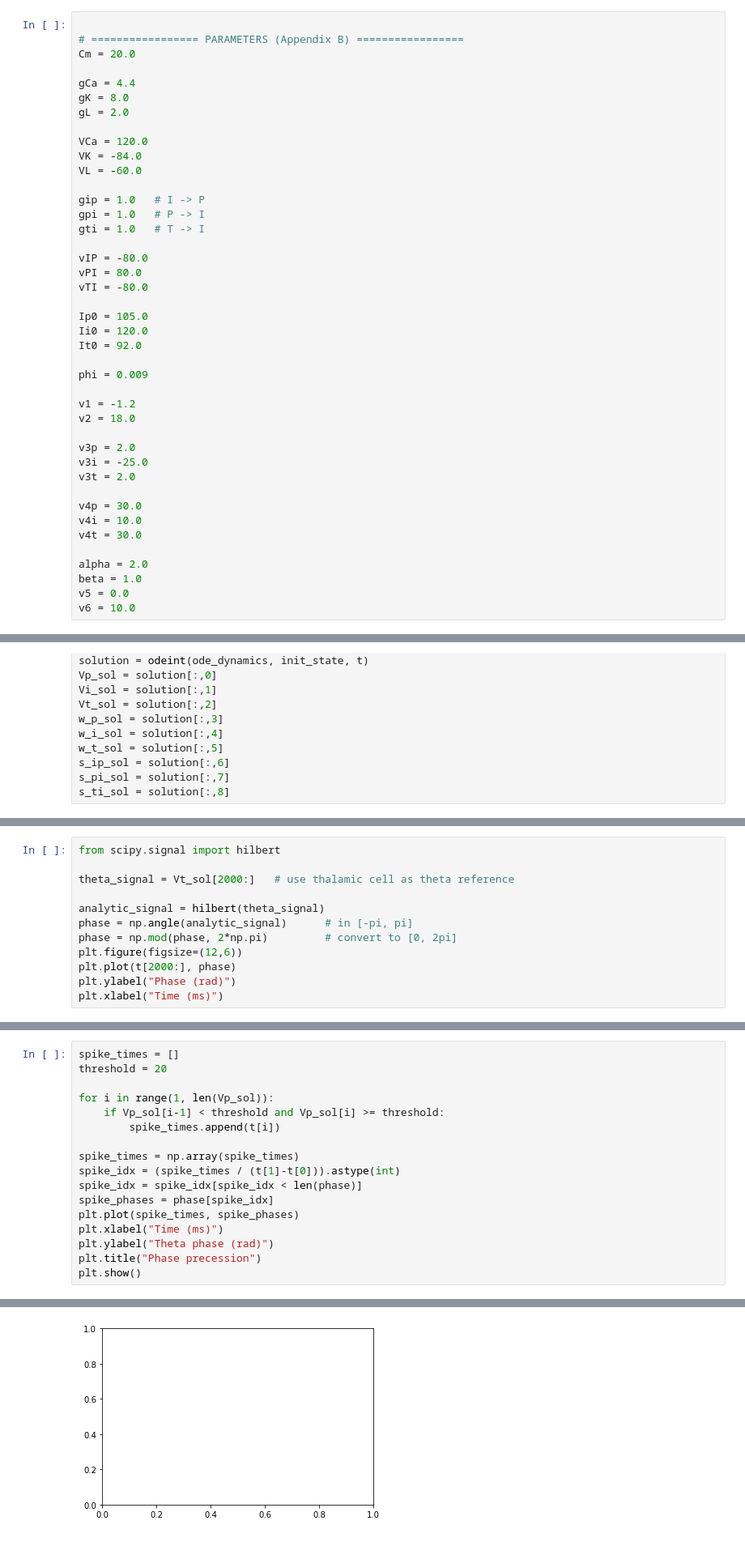
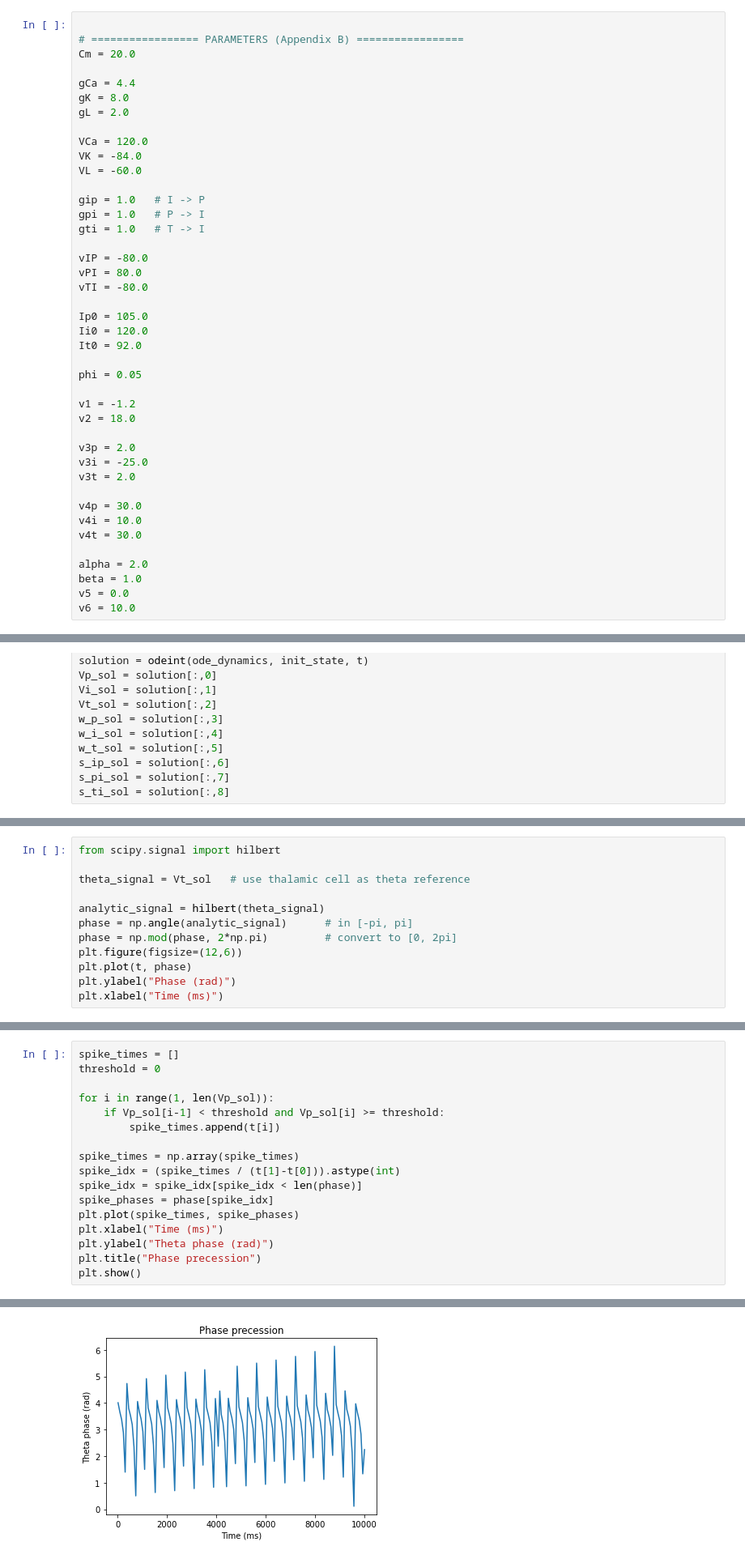
Before and after one commit to tiny-infinity/GridCellsTheta, a Jupyter notebook: amit_bose_diffeq.ipynb, the cells around one changed output, grey strips where cells are left out. Shown at 81% size. Saved outputs shown, nothing was run; the diff lists cells and outputs as text.

```diff
--- a/amit_bose_diffeq.ipynb
+++ b/amit_bose_diffeq.ipynb
@@ -29,7 +29,7 @@ Ip0 = 105.0
 Ii0 = 120.0
 It0 = 92.0
 
-phi = 0.009
+phi = 0.05
 
 v1 = -1.2
 v2 = 18.0
@@ -141,13 +141,13 @@ plt.show()
 # %%
 from scipy.signal import hilbert
 
-theta_signal = Vt_sol[2000:]   # use thalamic cell as theta reference
+theta_signal = Vt_sol   # use thalamic cell as theta reference
 
 analytic_signal = hilbert(theta_signal)
 phase = np.angle(analytic_signal)      # in [-pi, pi]
 phase = np.mod(phase, 2*np.pi)         # convert to [0, 2pi]
 plt.figure(figsize=(12,6))
-plt.plot(t[2000:], phase)
+plt.plot(t, phase)
 plt.ylabel("Phase (rad)")
 plt.xlabel("Time (ms)")
 # %% [output]
@@ -156,6 +156,6 @@ Text(0.5, 0, 'Time (ms)')
 # %%
 spike_times = []
-threshold = 20
+threshold = 0
 
 for i in range(1, len(Vp_sol)):
     if Vp_sol[i-1] < threshold and Vp_sol[i] >= threshold:
@@ -175,4 +174,4 @@ ValueError: x and y must have same first dimension, but have shapes (37,) and (3
-[figure, old version]
+[figure, new version]
 # %%
 from scipy.signal import find_peaks
 peaks, _ = find_peaks(Vi_sol)
```
Also changed, not shown: parts of 3 cells of this notebook, 1 other file.
